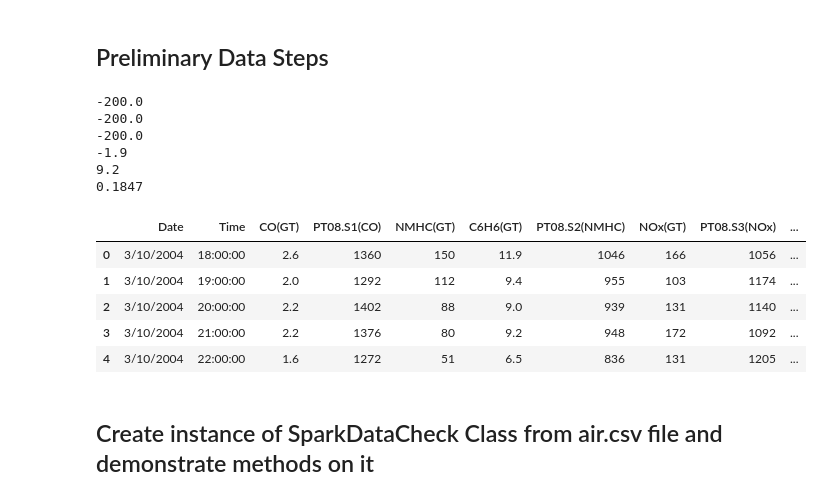
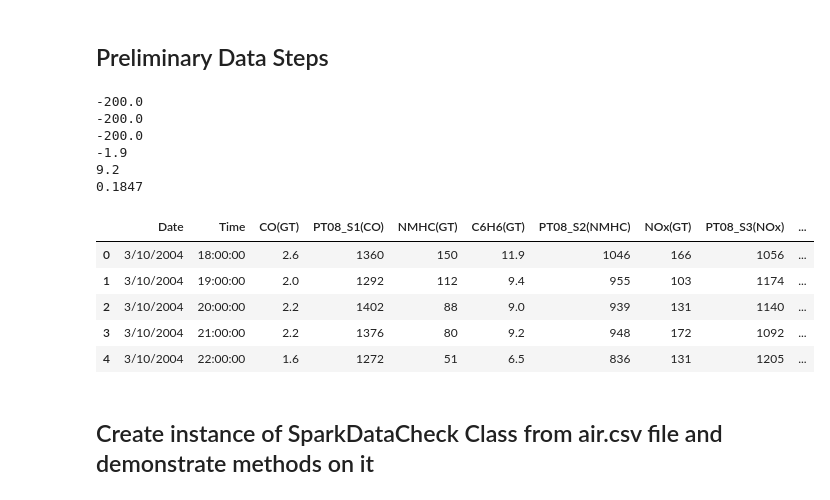
Before and after one commit to lytyler/ST554_project2, a Jupyter notebook: project2_part1b_part2.ipynb, the cells around one changed output. Drawn from its saved outputs; the diff is of its cells as text; code cells hidden in the pictures.

Commit message:
uploaded complete drafts of SparkDataCheck class (.py file) and demos (.ipynb file)

```diff
--- a/project2_part1b_part2.ipynb
+++ b/project2_part1b_part2.ipynb
@@ -25,7 +25,7 @@ spark = SparkSession.builder.appName("my_app") \
 #import SparkDataCheck class (project2_part1.py)
 import project2_part1
 # %%
-#prep data (starting with air.csv, ending up with updated air.csv and pandas data frame air_pdf)
+#prep data (starting with air.csv, ending up with updated air_mod.csv and pandas data frame air_pdf)
 
 #read in data, check for -200 values (which represent missing values in this data set)
 air_pdf = pd.read_csv("air.csv")
@@ -35,35 +35,46 @@ print(air_pdf["AH"].min())
 
 #replace -200 values with None, check min values again (no longer -200)
 air_pdf = air_pdf.replace(-200, None)
 print(air_pdf["T"].min())
 print(air_pdf["RH"].min())
 print(air_pdf["AH"].min())
 
 #delete first column with problematic problem name (column seems to be an index)
 air_pdf = air_pdf.iloc[:, 1:]
 
-#add string column for demonstrating string column validation method
+#add string columns for demonstrating string column validation method
 for i in range(len(air_pdf)):
         if air_pdf.loc[i, "RH"] == None:
                air_pdf.loc[i, "RH_cat"] = None
         elif air_pdf.loc[i, "RH"] >= 50:
                air_pdf.loc[i, "RH_cat"] = "High"
         else:
                air_pdf.loc[i, "RH_cat"] = "Low"
 
+for i in range(len(air_pdf)):
+        if air_pdf.loc[i, "AH"] == None:
+               air_pdf.loc[i, "AH_cat"] = None
+        elif air_pdf.loc[i, "AH"] >= 1.03:
+               air_pdf.loc[i, "AH_cat"] = "High"
+        else:
+               air_pdf.loc[i, "AH_cat"] = "Low"
+
+#clean up column names
+air_pdf.columns = air_pdf.columns.str.replace(".", "_")
+
 #export to air_mod.csv
 air_pdf.to_csv("air_mod.csv", index = False)
 
 #take a look at modified data frame
 air_pdf.head()
 # %% [output]
 -200.0
 -200.0
 -200.0
 -1.9
 9.2
 0.1847
-|  | Date | Time | CO(GT) | PT08.S1(CO) | NMHC(GT) | C6H6(GT) | PT08.S2(NMHC) | NOx(GT) | PT08.S3(NOx) | ... |
+|  | Date | Time | CO(GT) | PT08_S1(CO) | NMHC(GT) | C6H6(GT) | PT08_S2(NMHC) | NOx(GT) | PT08_S3(NOx) | ... |
 | 0 | 3/10/2004 | 18:00:00 | 2.6 | 1360 | 150 | 11.9 | 1046 | 166 | 1056 | ... |
 | 1 | 3/10/2004 | 19:00:00 | 2.0 | 1292 | 112 | 9.4 | 955 | 103 | 1174 | ... |
 | 2 | 3/10/2004 | 20:00:00 | 2.2 | 1402 | 88 | 9.0 | 939 | 131 | 1140 | ... |
```
Also changed, not shown: parts of 31 cells of this notebook, 1 other file.
